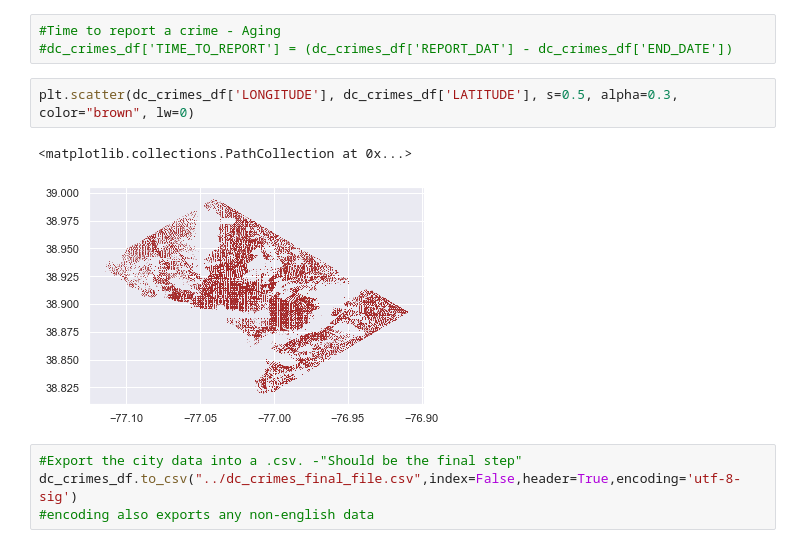
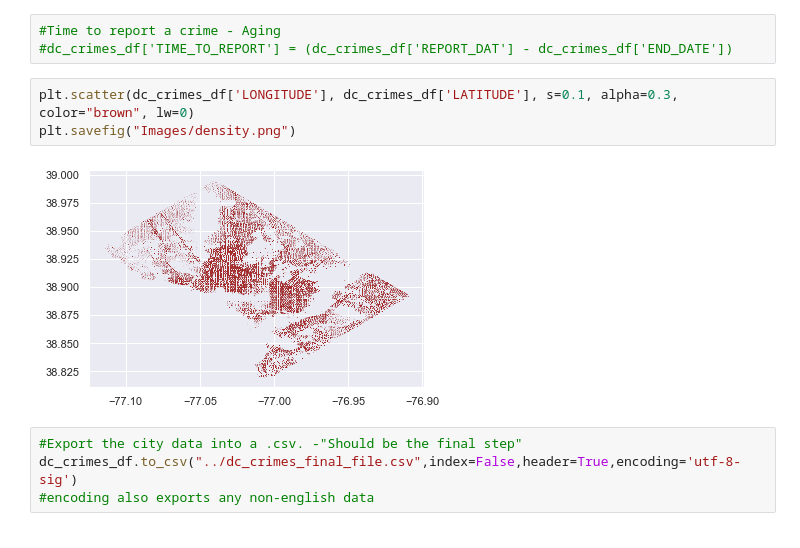
Before and after one commit to iraismgarcia5/Project_DC_Crime_Analysis, a Jupyter notebook: Project1_DC_Crime_Analysis.ipynb, the cells around one changed output. Cells and saved outputs as stored; diff of their text form.

```diff
--- a/Project1_DC_Crime_Analysis.ipynb
+++ b/Project1_DC_Crime_Analysis.ipynb
@@ -758,10 +758,10 @@ plt.show()
 #Time to report a crime - Aging
 #dc_crimes_df['TIME_TO_REPORT'] = (dc_crimes_df['REPORT_DAT'] - dc_crimes_df['END_DATE'])
 # %%
-plt.scatter(dc_crimes_df['LONGITUDE'], dc_crimes_df['LATITUDE'], s=0.5, alpha=0.3, color="brown", lw=0)
+plt.scatter(dc_crimes_df['LONGITUDE'], dc_crimes_df['LATITUDE'], s=0.1, alpha=0.3, color="brown", lw=0)
+plt.savefig("Images/density.png")
 # %% [output]
-<matplotlib.collections.PathCollection at 0x...>
-[figure, old version]
+[figure, new version]
 # %%
 #Export the city data into a .csv. -"Should be the final step"
 dc_crimes_df.to_csv("../dc_crimes_final_file.csv",index=False,header=True,encoding='utf-8-sig')
```
Also changed, not shown: parts of 1 cell of this notebook, 2 other files.
